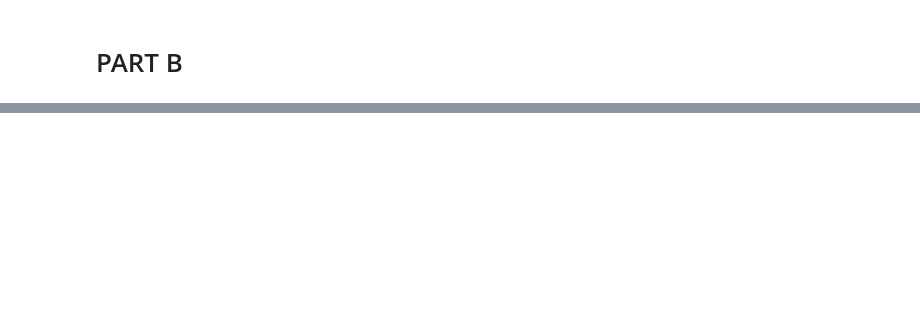
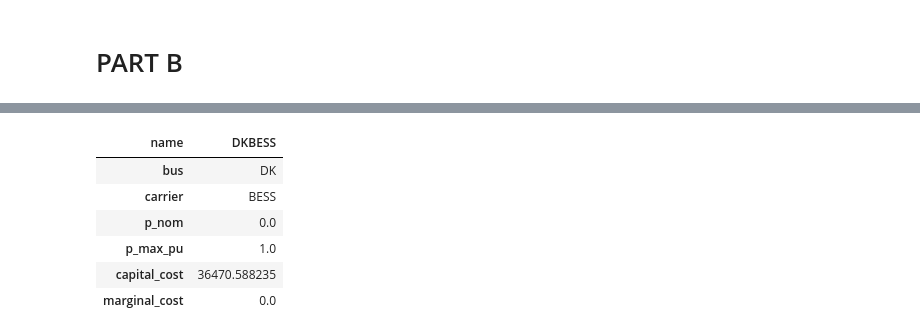
Before and after one commit to martinsiitam/ieg-spring-2026, a Jupyter notebook: martin/project.ipynb, the cells around one changed output, grey strips where cells are left out. Saved outputs shown, nothing was run; the diff lists cells and outputs as text; code cells hidden in the pictures; blank space fills up the shorter version.

```diff
--- a/martin/project.ipynb
+++ b/martin/project.ipynb
@@ -657,0 +630,19 @@ plt.show()
+# %%
+# Add battery variables
+battery_lifetime = 17
+
+# Battery CAPEX
+battery_capex = 450000 # EUR/MW
+
+# Annualised capital costs
+annualised_battery_inverter_capex = battery_capex / battery_lifetime # EUR/MW/year
+annualised_battery_energy_capex = 0.5 # EUR/MWh/year
+
+# Annual OPEX costs
+battery_opex = 10000 # EUR/MW/year
+
+# Battery energy-to-power ratio
+battery_hours = 2
+
+# Efficiencies
+battery_inverter_efficiency = 0.96
@@ -657,0 +818,10 @@ plt.show()
+# %%
+n.storage_units[["bus", "carrier", "p_nom", "p_max_pu", "capital_cost", "marginal_cost"]].T
+# %% [output]
+| name | DKBESS |
+| bus | DK |
+| carrier | BESS |
+| p_nom | 0.0 |
+| p_max_pu | 1.0 |
+| capital_cost | 36470.588235 |
+| marginal_cost | 0.0 |
```
Also changed, not shown: parts of 18 cells of this notebook.
